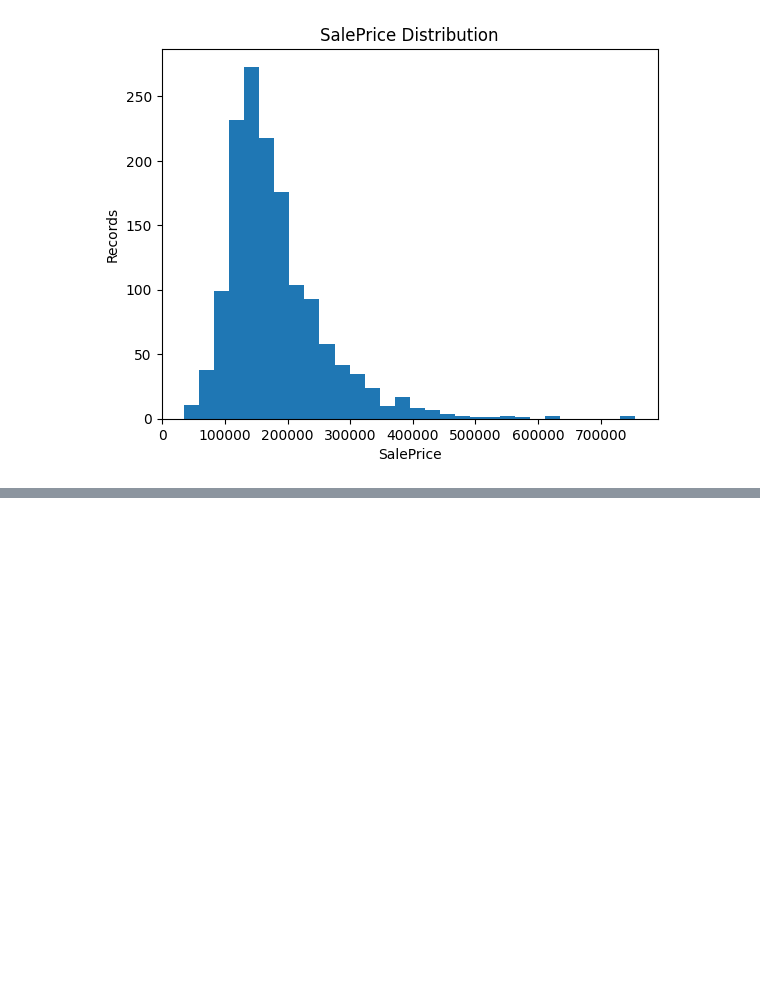
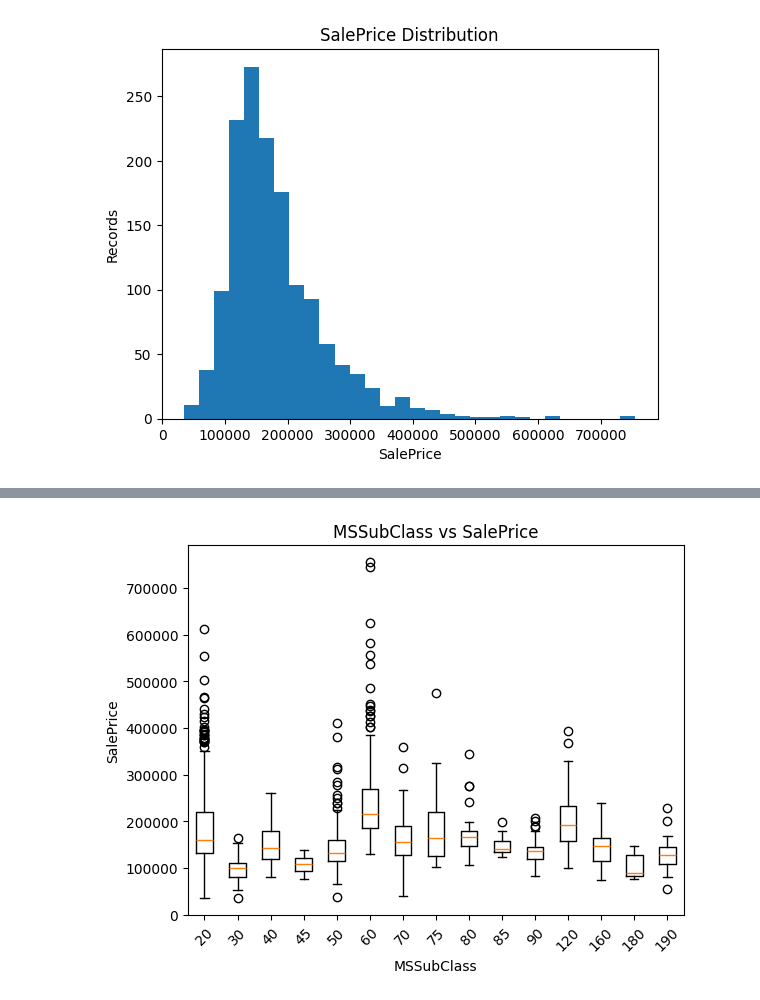
Before and after one commit to HarisLania/ml-playground, a Jupyter notebook: HousePricesPrediction/main.ipynb, the cells around one changed output, grey strips where cells are left out. Cells and saved outputs as stored; diff of their text form; code cells hidden in the pictures; blank space fills up the shorter version.

```diff
--- a/HousePricesPrediction/main.ipynb
+++ b/HousePricesPrediction/main.ipynb
@@ -38,0 +98,17 @@ plt.show()
+# %%
+import matplotlib.pyplot as plt
+
+plt.figure()
+plt.boxplot(
+    [train_selected[train_selected['MSSubClass'] == cls]['SalePrice']
+     for cls in sorted(train_selected['MSSubClass'].unique())],
+    tick_labels=sorted(train_selected['MSSubClass'].unique())
+)
+
+plt.xlabel('MSSubClass')
+plt.ylabel('SalePrice')
+plt.title('MSSubClass vs SalePrice')
+plt.xticks(rotation=45)
+plt.show()
+# %% [output]
+[figure, added]
```
Also changed, not shown: parts of 31 cells of this notebook.
